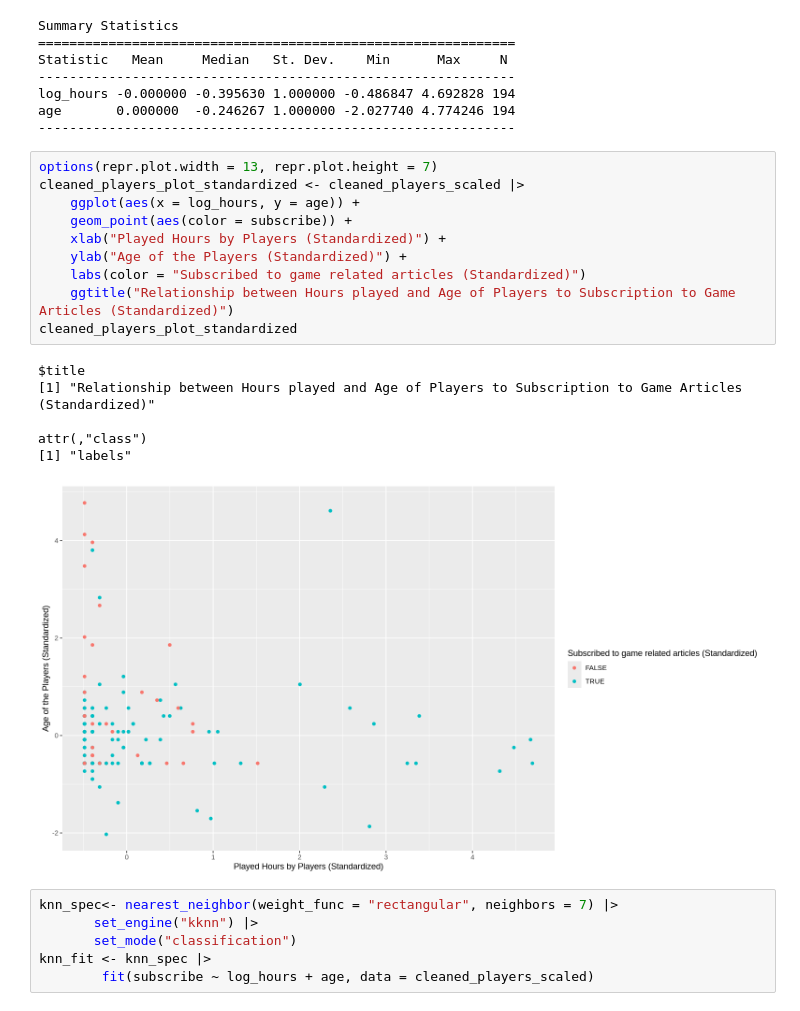
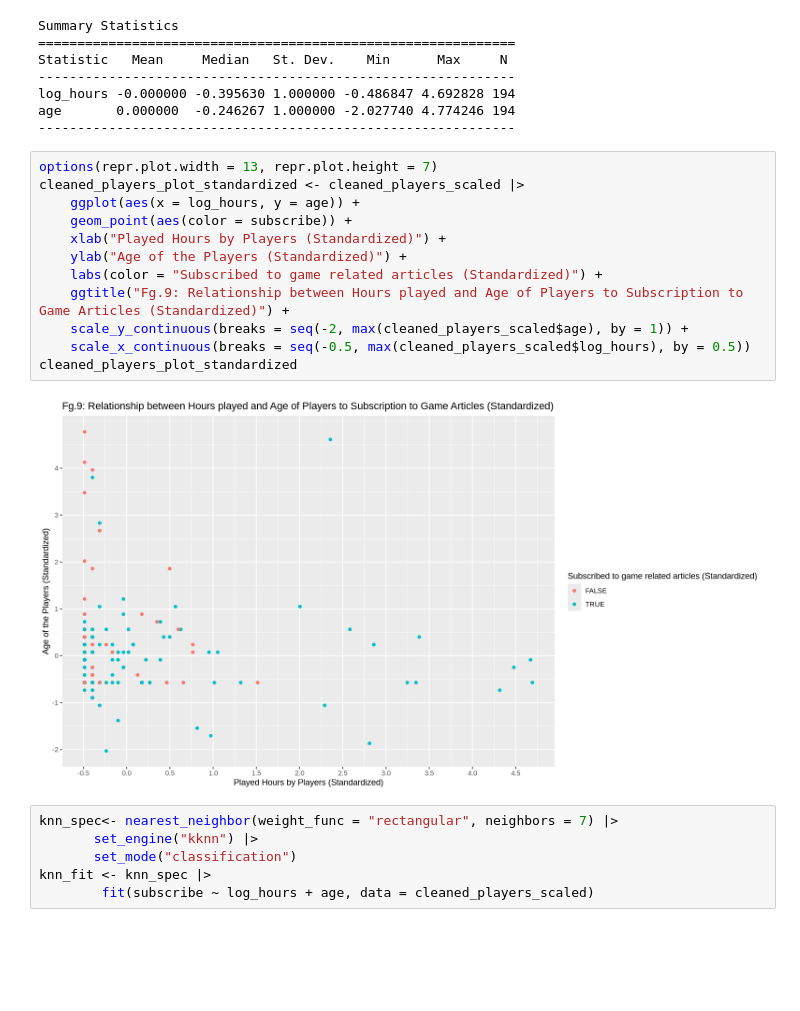
Before and after one commit to Matthew-Lim1/DSCI-100-Project, a Jupyter notebook: Data Science Project.ipynb, the cells around one changed output. Saved outputs shown, nothing was run; the diff lists cells and outputs as text; blank space fills up the shorter version.

```diff
--- a/Data Science Project.ipynb
+++ b/Data Science Project.ipynb
@@ -283,20 +335,17 @@ age       0.000000  -0.246267 1.000000 -2.027740 4.774246 194
 # %%
 options(repr.plot.width = 13, repr.plot.height = 7)
 cleaned_players_plot_standardized <- cleaned_players_scaled |>
     ggplot(aes(x = log_hours, y = age)) +
     geom_point(aes(color = subscribe)) +
     xlab("Played Hours by Players (Standardized)") +
     ylab("Age of the Players (Standardized)") +
-    labs(color = "Subscribed to game related articles (Standardized)")
-    ggtitle("Relationship between Hours played and Age of Players to Subscription to Game Articles (Standardized)")
+    labs(color = "Subscribed to game related articles (Standardized)") +
+    ggtitle("Fg.9: Relationship between Hours played and Age of Players to Subscription to Game Articles (Standardized)") +
+    scale_y_continuous(breaks = seq(-2, max(cleaned_players_scaled$age), by = 1)) +
+    scale_x_continuous(breaks = seq(-0.5, max(cleaned_players_scaled$log_hours), by = 0.5))
 cleaned_players_plot_standardized
 # %% [output]
-$title
-[1] "Relationship between Hours played and Age of Players to Subscription to Game Articles (Standardized)"
-
-attr(,"class")
-[1] "labels"
-[figure, old version]
+[figure, new version]
 # %%
 knn_spec<- nearest_neighbor(weight_func = "rectangular", neighbors = 7) |>
        set_engine("kknn") |>
```
Also changed, not shown: parts of 28 cells of this notebook.
